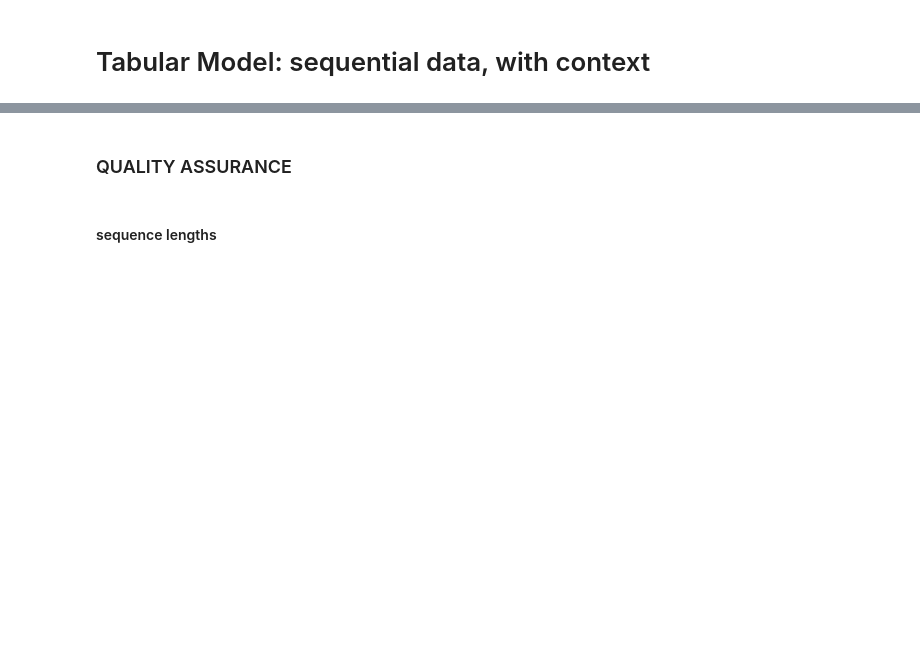
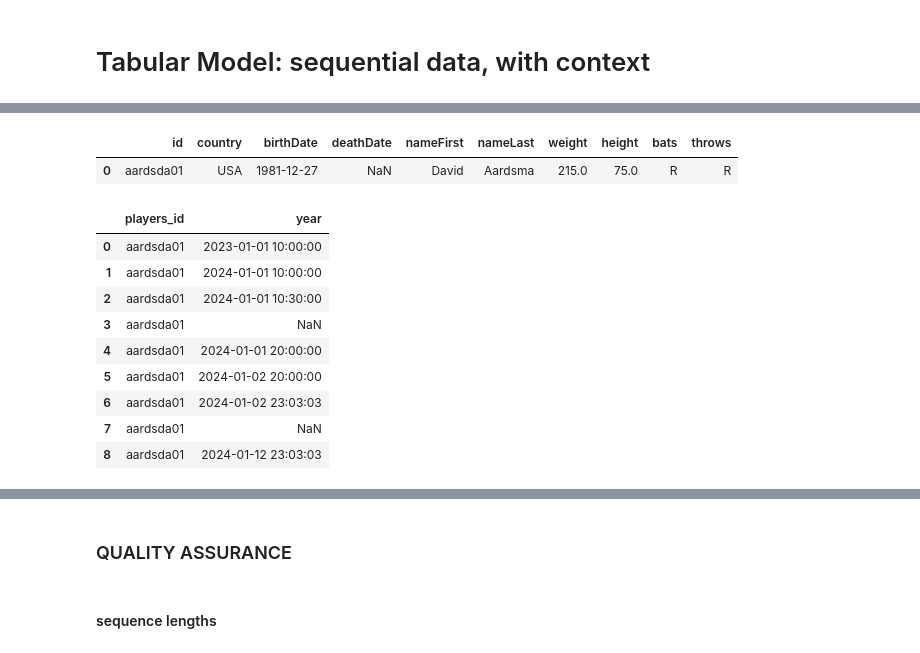
Before and after one commit to mostly-ai/mostlyai-engine, a Jupyter notebook: examples/sequential.ipynb, the cells around one changed output, grey strips where cells are left out. Cells and saved outputs as stored; diff of their text form; code cells hidden in the pictures; blank space fills up the shorter version.

```diff
--- a/examples/sequential.ipynb
+++ b/examples/sequential.ipynb
@@ -2,4 +2,37 @@
 # Tabular Model: sequential data, with context
 # %% [markdown]
 [![Open in Colab](https://colab.research.google.com/assets/colab-badge.svg)](https://colab.research.google.com/github/mostly-ai/mostlyai-engine/blob/main/examples/sequential.ipynb)
+# %%
+from pathlib import Path
+import pandas as pd
+import numpy as np
+from mostlyai import engine
+
+# init workspace and logging
+ws = Path("ws-tabular-sequential")
+engine.init_logging()
+
+# load original data
+url = "https://github.com/mostly-ai/public-demo-data/raw/refs/heads/dev/baseball"
+trn_ctx_df = pd.read_csv(f"{url}/players.csv.gz")  # context data
+trn_tgt_df = pd.read_csv(f"{url}/batting.csv.gz")[["players_id", "year"]]  # target data
+trn_tgt_df["year"] = trn_tgt_df["year"].apply(lambda x: str(x) + "-01-01")
+trn_ctx_df = trn_ctx_df[trn_ctx_df["id"] == "aardsda01"]
+trn_tgt_df = trn_tgt_df[trn_tgt_df["players_id"] == "aardsda01"]
+trn_tgt_df["year"] = pd.Series(["2023-01-01 10:00:00", "2024-01-01 10:00:00", "2024-01-01 10:30:00", np.nan, "2024-01-01 20:00:00", "2024-01-02 20:00:00", "2024-01-02 23:03:03", np.nan, "2024-01-12 23:03:03"])
+display(trn_ctx_df)
+display(trn_tgt_df)
+# %% [output]
+|  | id | country | birthDate | deathDate | nameFirst | nameLast | weight | height | bats | throws |
+| 0 | aardsda01 | USA | 1981-12-27 | NaN | David | Aardsma | 215.0 | 75.0 | R | R |
+|  | players_id | year |
+| 0 | aardsda01 | 2023-01-01 10:00:00 |
+| 1 | aardsda01 | 2024-01-01 10:00:00 |
+| 2 | aardsda01 | 2024-01-01 10:30:00 |
+| 3 | aardsda01 | NaN |
+| 4 | aardsda01 | 2024-01-01 20:00:00 |
+| 5 | aardsda01 | 2024-01-02 20:00:00 |
+| 6 | aardsda01 | 2024-01-02 23:03:03 |
+| 7 | aardsda01 | NaN |
+| 8 | aardsda01 | 2024-01-12 23:03:03 |
 # %%
```
Also changed, not shown: parts of 4 cells of this notebook, 4 other files.
